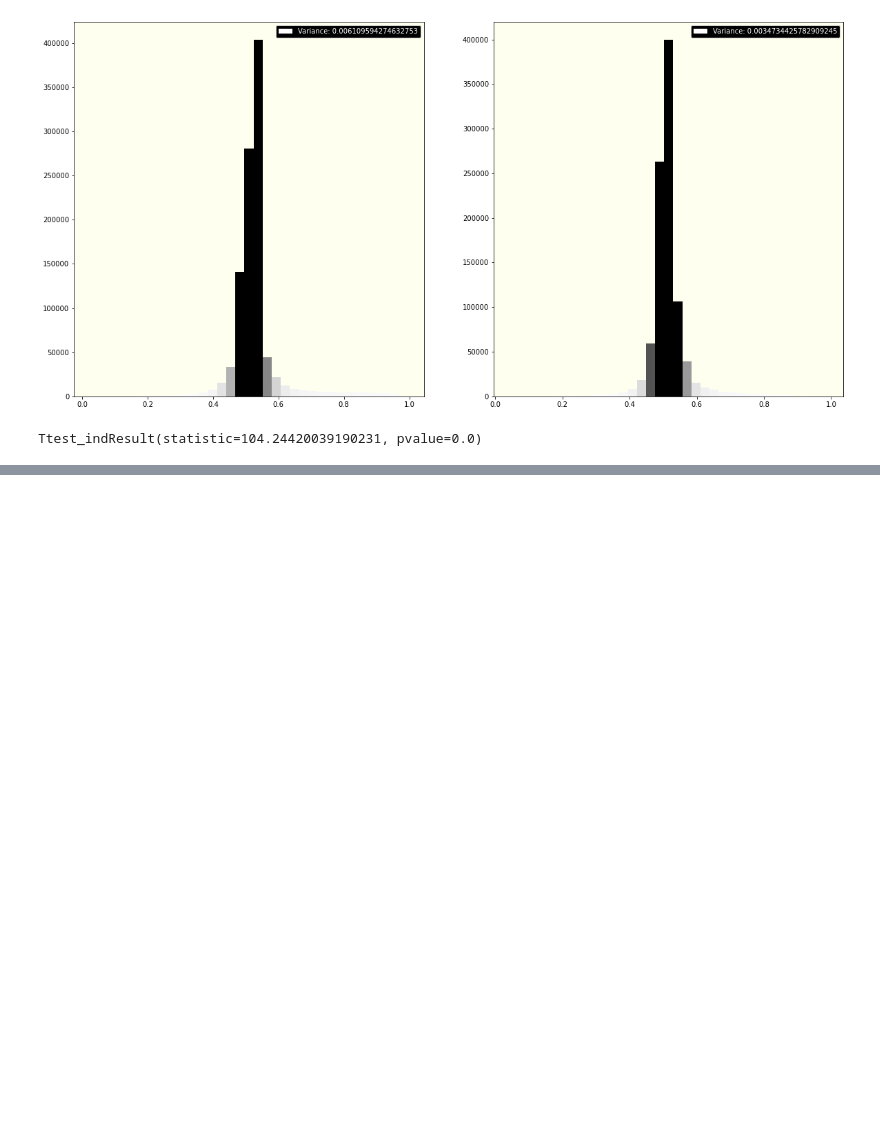
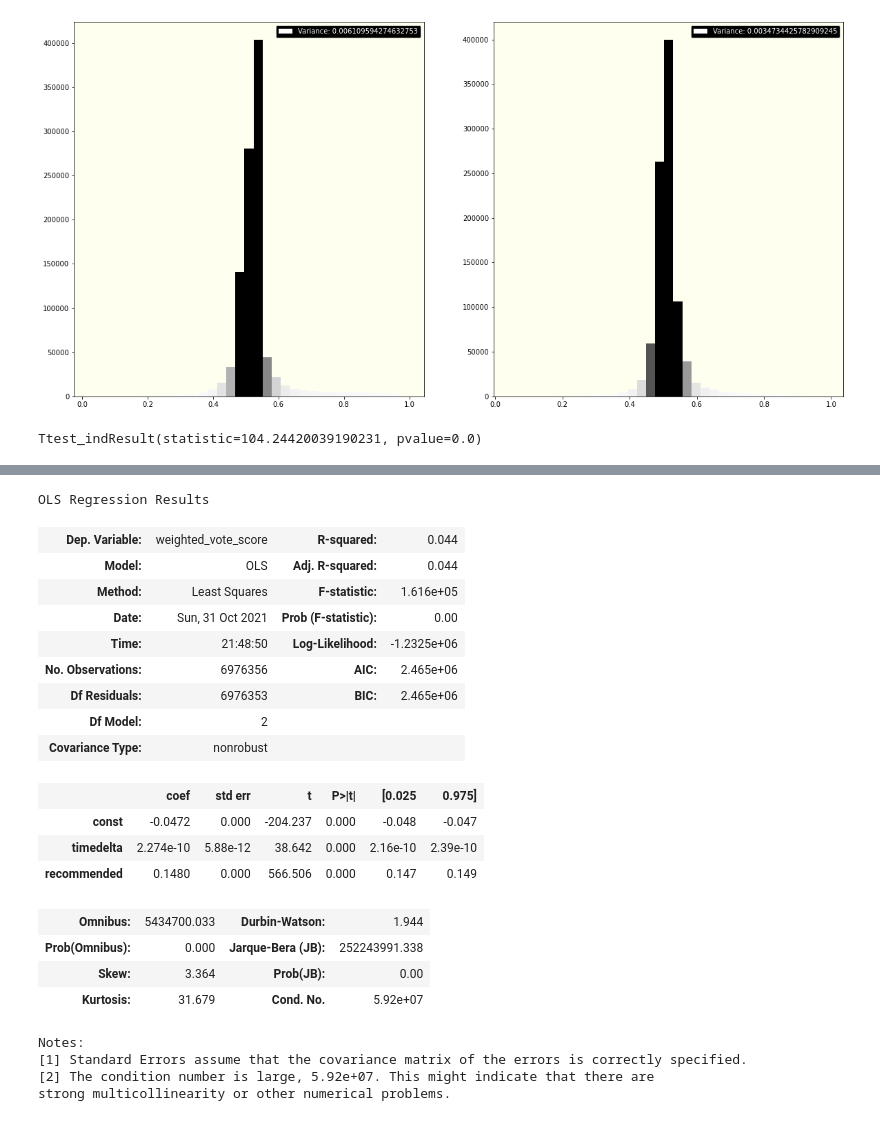
Before and after one commit to Requiem98/ADM-HW2, a Jupyter notebook: main.ipynb, the cells around one changed output, grey strips where cells are left out. Saved outputs shown, nothing was run; the diff lists cells and outputs as text; code cells hidden in the pictures; blank space fills up the shorter version.

```diff
--- a/main.ipynb
+++ b/main.ipynb
@@ -447,0 +465,25 @@ Ttest_indResult(statistic=104.24420039190231, pvalue=0.0)
+# %%
+df.multipleRegression()
+# %% [output]
+OLS Regression Results
+| Dep. Variable: | weighted_vote_score | R-squared: | 0.044 |
+| Model: | OLS | Adj. R-squared: | 0.044 |
+| Method: | Least Squares | F-statistic: | 1.616e+05 |
+| Date: | Sun, 31 Oct 2021 | Prob (F-statistic): | 0.00 |
+| Time: | 21:48:50 | Log-Likelihood: | -1.2325e+06 |
+| No. Observations: | 6976356 | AIC: | 2.465e+06 |
+| Df Residuals: | 6976353 | BIC: | 2.465e+06 |
+| Df Model: | 2 |  |  |
+| Covariance Type: | nonrobust |  |  |
+|  | coef | std err | t | P>|t| | [0.025 | 0.975] |
+| const | -0.0472 | 0.000 | -204.237 | 0.000 | -0.048 | -0.047 |
+| timedelta | 2.274e-10 | 5.88e-12 | 38.642 | 0.000 | 2.16e-10 | 2.39e-10 |
+| recommended | 0.1480 | 0.000 | 566.506 | 0.000 | 0.147 | 0.149 |
+| Omnibus: | 5434700.033 | Durbin-Watson: | 1.944 |
+| Prob(Omnibus): | 0.000 | Jarque-Bera (JB): | 252243991.338 |
+| Skew: | 3.364 | Prob(JB): | 0.00 |
+| Kurtosis: | 31.679 | Cond. No. | 5.92e+07 |
+Notes:
+[1] Standard Errors assume that the covariance matrix of the errors is correctly specified.
+[2] The condition number is large, 5.92e+07. This might indicate that there are
+strong multicollinearity or other numerical problems.
```
Also changed, not shown: parts of 18 cells of this notebook, 1 other file.
